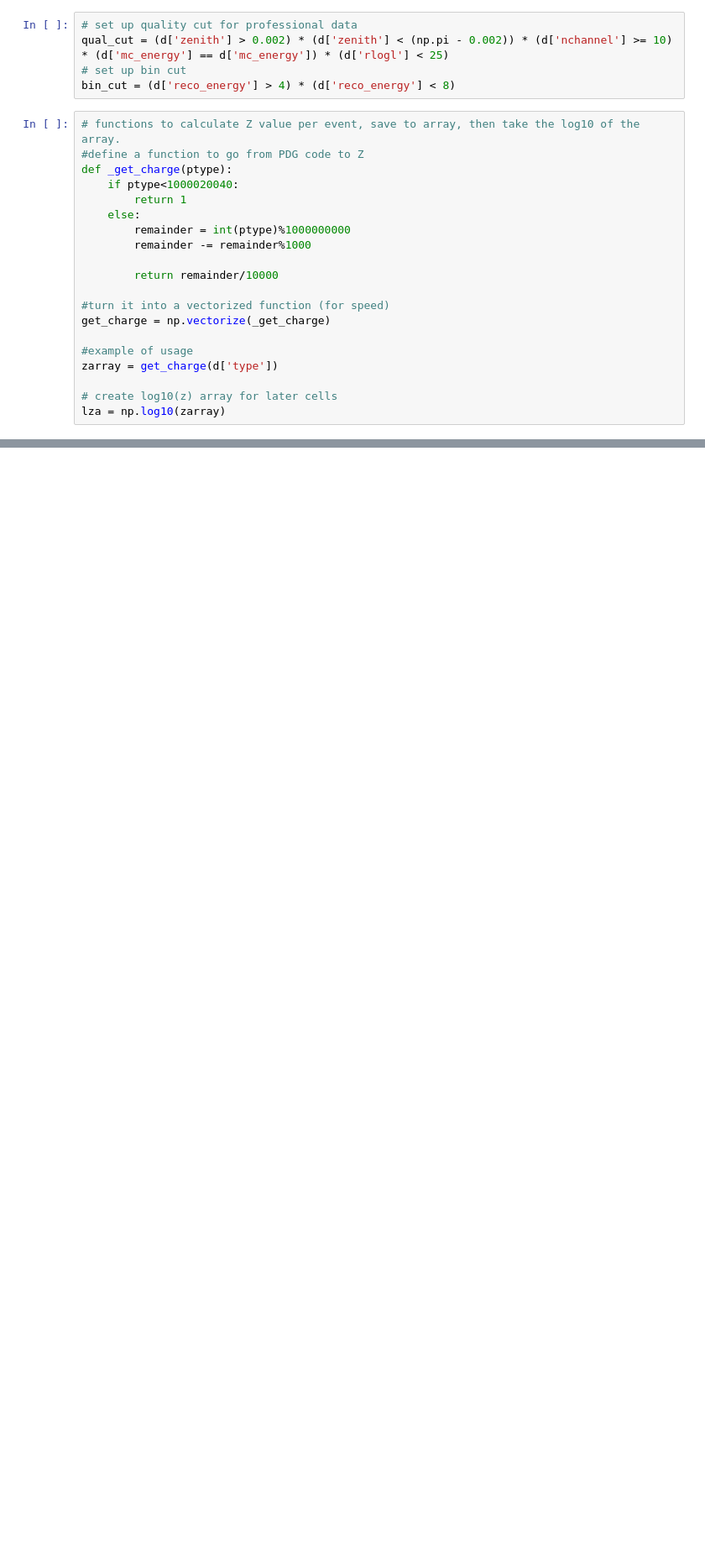
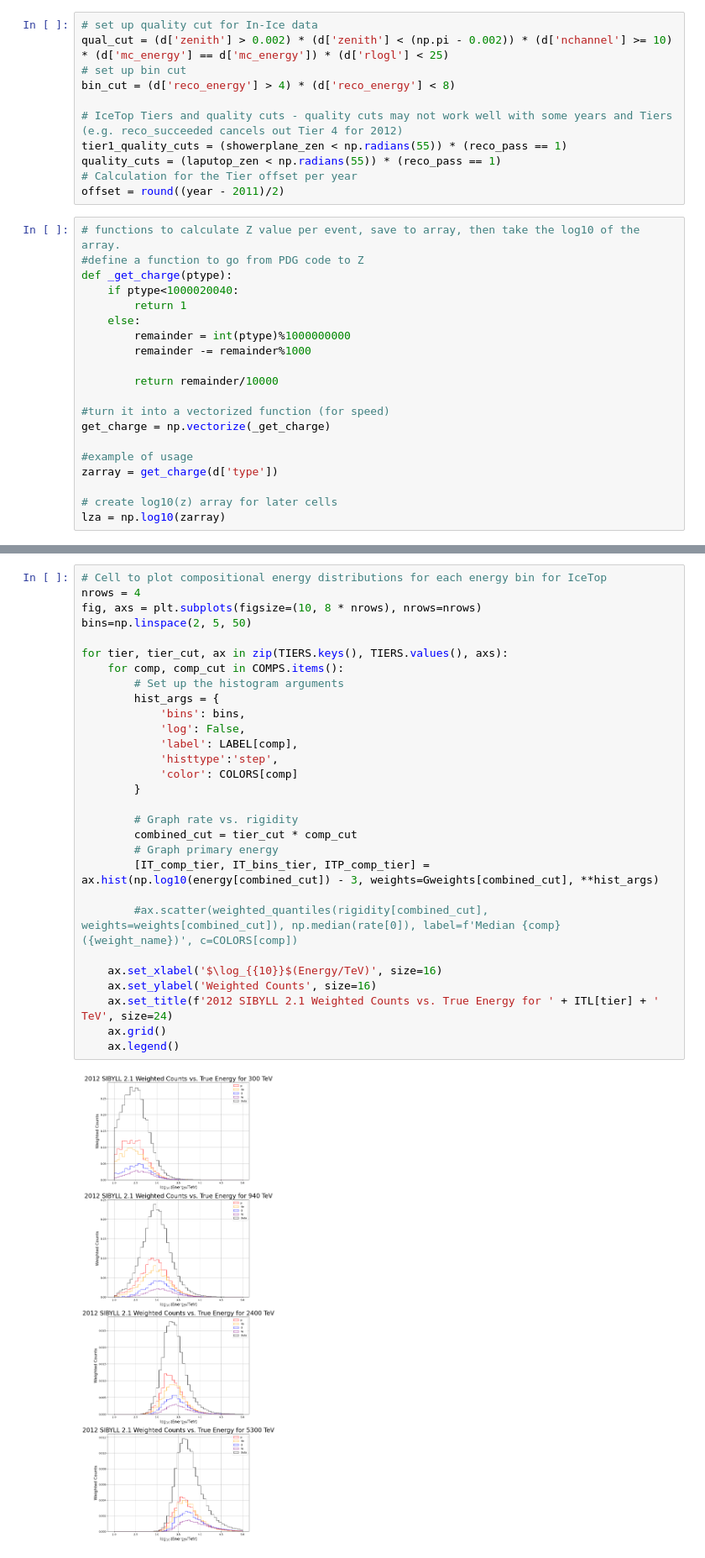
Before and after one commit to fmcnallyi3/it_anisotropy, a Jupyter notebook: rigidity/Comp_Hiss.ipynb, the cells around one changed output, grey strips where cells are left out. Shown at 84% size. Drawn from its saved outputs; the diff is of its cells as text; blank space fills up the shorter version.

```diff
--- a/rigidity/Comp_Hiss.ipynb
+++ b/rigidity/Comp_Hiss.ipynb
@@ -13,9 +27,15 @@ d = np.load("/data/user/juancarlos/notebooks/dst_20904_v3.npz")
 #print(list(d.keys()))
 # %%
-# set up quality cut for professional data
+# set up quality cut for In-Ice data
 qual_cut = (d['zenith'] > 0.002) * (d['zenith'] < (np.pi - 0.002)) * (d['nchannel'] >= 10) * (d['mc_energy'] == d['mc_energy']) * (d['rlogl'] < 25)
 # set up bin cut
 bin_cut = (d['reco_energy'] > 4) * (d['reco_energy'] < 8)
+
+# IceTop Tiers and quality cuts - quality cuts may not work well with some years and Tiers (e.g. reco_succeeded cancels out Tier 4 for 2012)
+tier1_quality_cuts = (showerplane_zen < np.radians(55)) * (reco_pass == 1)
+quality_cuts = (laputop_zen < np.radians(55)) * (reco_pass == 1)
+# Calculation for the Tier offset per year
+offset = round((year - 2011)/2)
 # %%
 # functions to calculate Z value per event, save to array, then take the log10 of the array.
 #define a function to go from PDG code to Z
@@ -133,0 +218,31 @@ plt.legend()
+# %%
+# Cell to plot compositional energy distributions for each energy bin for IceTop
+nrows = 4
+fig, axs = plt.subplots(figsize=(10, 8 * nrows), nrows=nrows)
+bins=np.linspace(2, 5, 50)
+
+for tier, tier_cut, ax in zip(TIERS.keys(), TIERS.values(), axs):
+    for comp, comp_cut in COMPS.items():
+        # Set up the histogram arguments
+        hist_args = {
+            'bins': bins,
+            'log': False,
+            'label': LABEL[comp],
+            'histtype':'step',
+            'color': COLORS[comp]
+        }
+
+        # Graph rate vs. rigidity
+        combined_cut = tier_cut * comp_cut
+        # Graph primary energy
+        [IT_comp_tier, IT_bins_tier, ITP_comp_tier] = ax.hist(np.log10(energy[combined_cut]) - 3, weights=Gweights[combined_cut], **hist_args)
+
+        #ax.scatter(weighted_quantiles(rigidity[combined_cut], weights=weights[combined_cut]), np.median(rate[0]), label=f'Median {comp} ({weight_name})', c=COLORS[comp])
+
+    ax.set_xlabel('$\log_{{10}}$(Energy/TeV)', size=16)
+    ax.set_ylabel('Weighted Counts', size=16)
+    ax.set_title(f'2012 SIBYLL 2.1 Weighted Counts vs. True Energy for ' + ITL[tier] + ' TeV', size=24)
+    ax.grid()
+    ax.legend()
+# %% [output]
+[figure, added]
```
Also changed, not shown: parts of 6 cells of this notebook.
